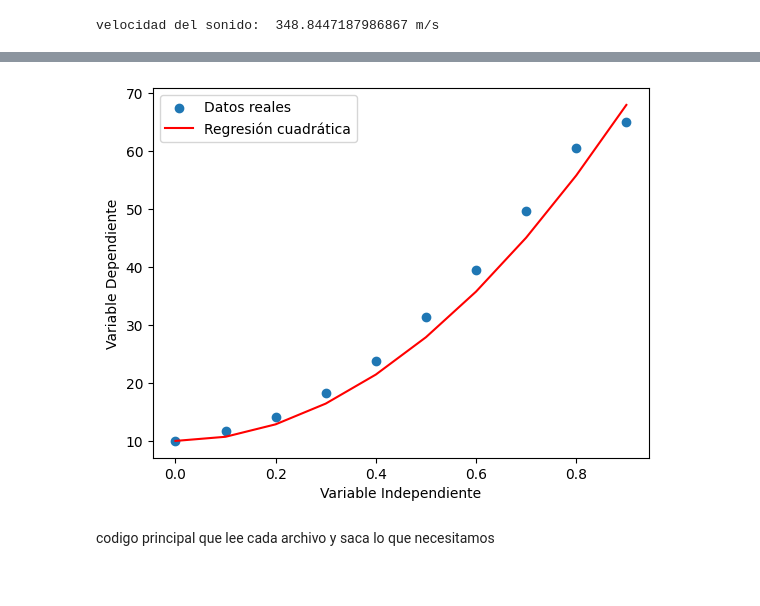
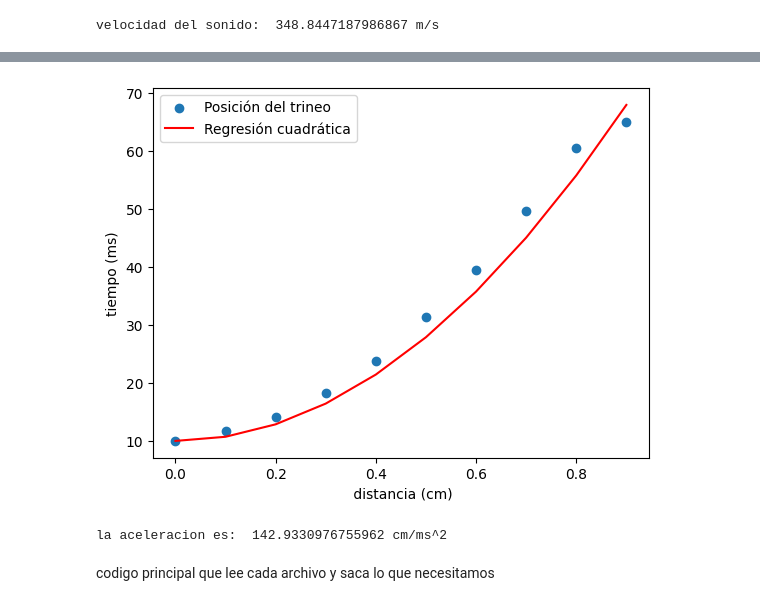
Before and after one commit to AgusManzano/exp3_fisica, a Jupyter notebook: tp3.ipynb, the cells around one changed output, grey strips where cells are left out. Saved outputs shown, nothing was run; the diff lists cells and outputs as text; code cells hidden in the pictures.

```diff
--- a/tp3.ipynb
+++ b/tp3.ipynb
@@ -103,37 +104,40 @@ from scipy.optimize import curve_fit
 
 
 def get_acceleration(x,y):
 
     # Define the quadratic function with b fixed to 0
     def quadratic_function(x, a, c):
         return a * x**2 + c
 
     # Perform the quadratic fit with b fixed to 0
     initial_guess = [0.01, y[0]]  # Initial guesses for 'a' and 'c'
     params, covariance = curve_fit(quadratic_function, x, y, p0=initial_guess)
 
     # Extract the fitted parameters
     a, c = params
 
     return 2*a
 
 a = get_acceleration(t_cropped,x_cropped)
 
 # ahora que tengo la aceleracion puedo hacer mruv y comparar con los datos para verificar que la aceleracion es correcta
 def mruv(t,a,v0,x0):
     return 0.5*a*t**2 + v0*t + x0
 
 
 x_pred = mruv(t_cropped,a,0,x_cropped[0])
 
-plt.scatter(t_cropped, x_cropped, label='Datos reales')
+plt.scatter(t_cropped, x_cropped, label='Posición del trineo')
 plt.plot(t_cropped, x_pred, color='red', label='Regresión cuadrática')
-plt.xlabel('Variable Independiente')
-plt.ylabel('Variable Dependiente')
+plt.xlabel(' distancia (cm)')
+plt.ylabel('tiempo (ms)')
 plt.legend()
 plt.show()
+
+print("la aceleracion es: ",a,"cm/ms^2")
 # %% [output]
-[figure, old version]
+[figure, new version]
+la aceleracion es:  142.9330976755962 cm/ms^2
 # %%
 b = 72.76
 s= 22.12
```
Also changed, not shown: parts of 19 cells of this notebook.
